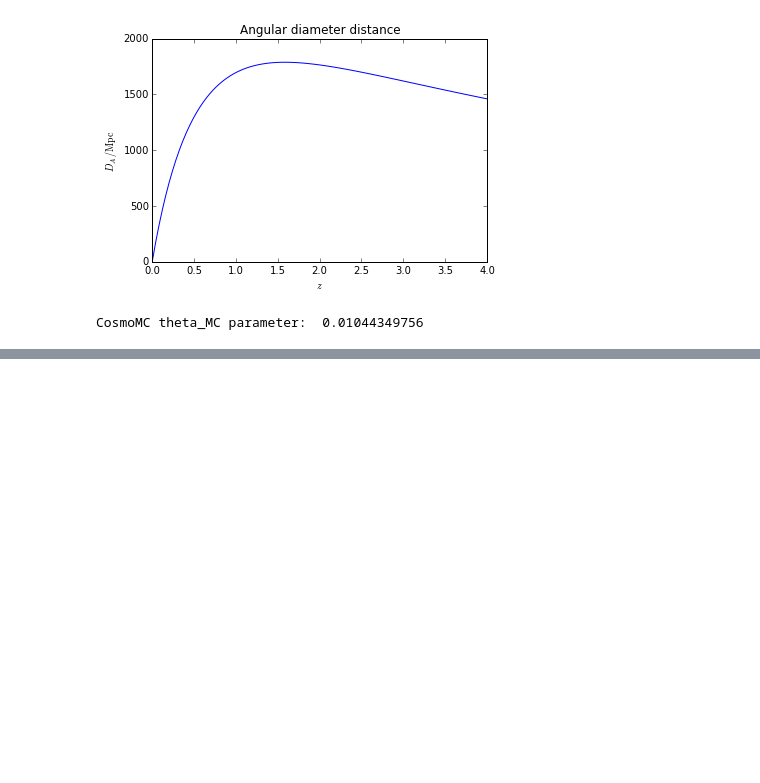
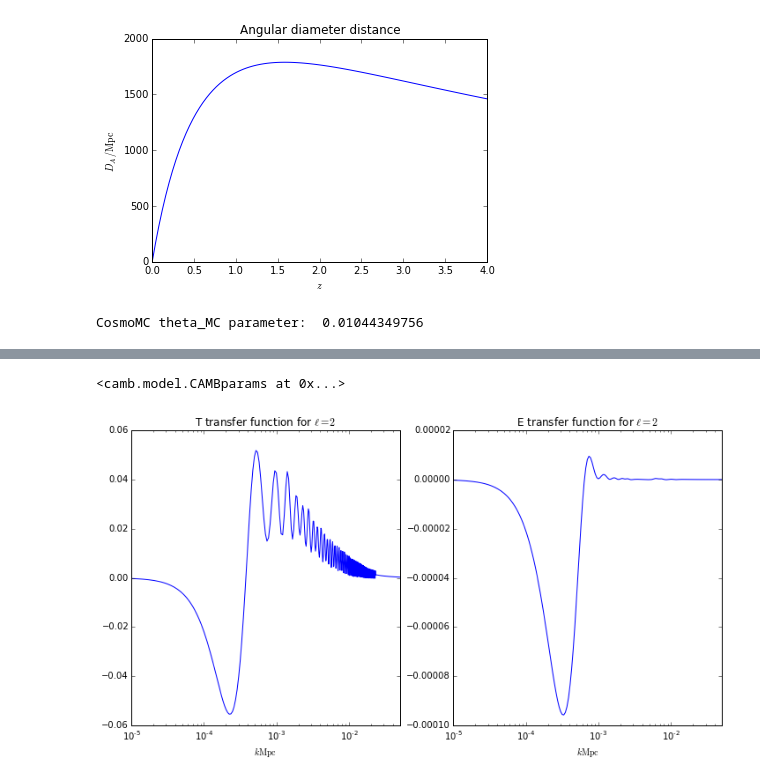
Before and after one commit to cmbant/CAMB, a Jupyter notebook: pycamb/docs/CAMBdemo.ipynb, the cells around one changed output, grey strips where cells are left out. Drawn from its saved outputs; the diff is of its cells as text; code cells hidden in the pictures; blank space fills up the shorter version.

```diff
--- a/pycamb/docs/CAMBdemo.ipynb
+++ b/pycamb/docs/CAMBdemo.ipynb
@@ -197,0 +216,7 @@ CosmoMC theta_MC parameter:  0.01044349756
+# %%
+#So if you want to make nice plots, either interpolate or do things at higher than default accuracy
+pars.set_accuracy(AccuracyBoost=2) #higher accuracy, so higher sampling density
+data = camb.get_transfer_functions(pars)
+plot_cmb_transfer_l(data.get_cmb_transfer_data(),0)
+pars.set_accuracy(AccuracyBoost=1); #re-set default
+# %% [output]
@@ -197,0 +225,2 @@ CosmoMC theta_MC parameter:  0.01044349756
+<camb.model.CAMBparams at 0x...>
+[figure, added]
```
Also changed, not shown: parts of 9 cells of this notebook, 12 other files.
